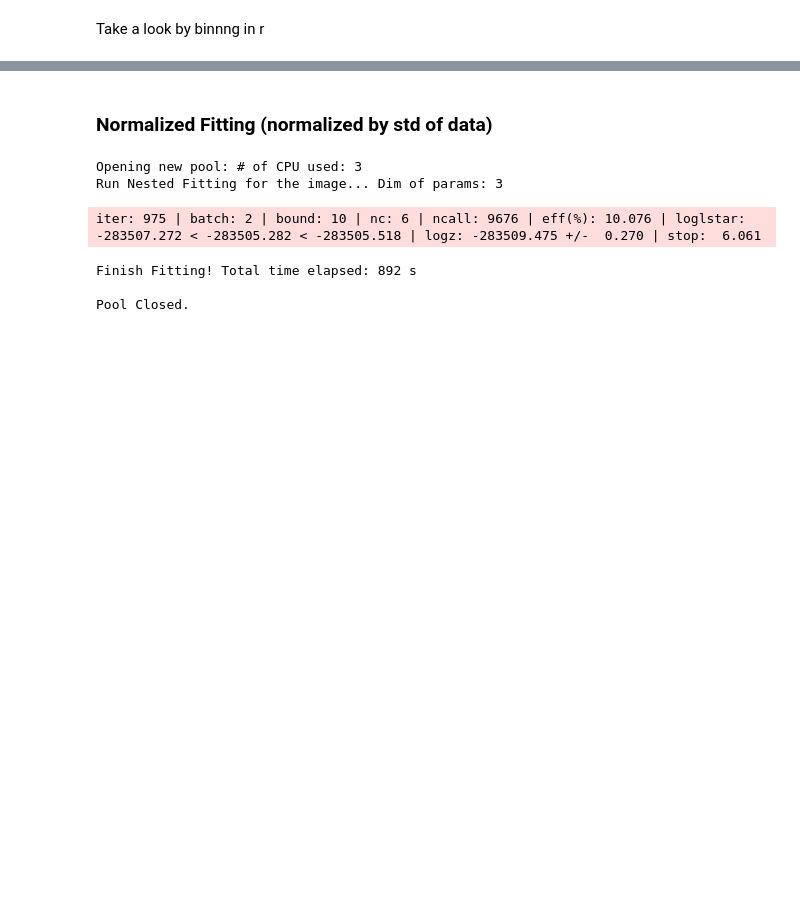
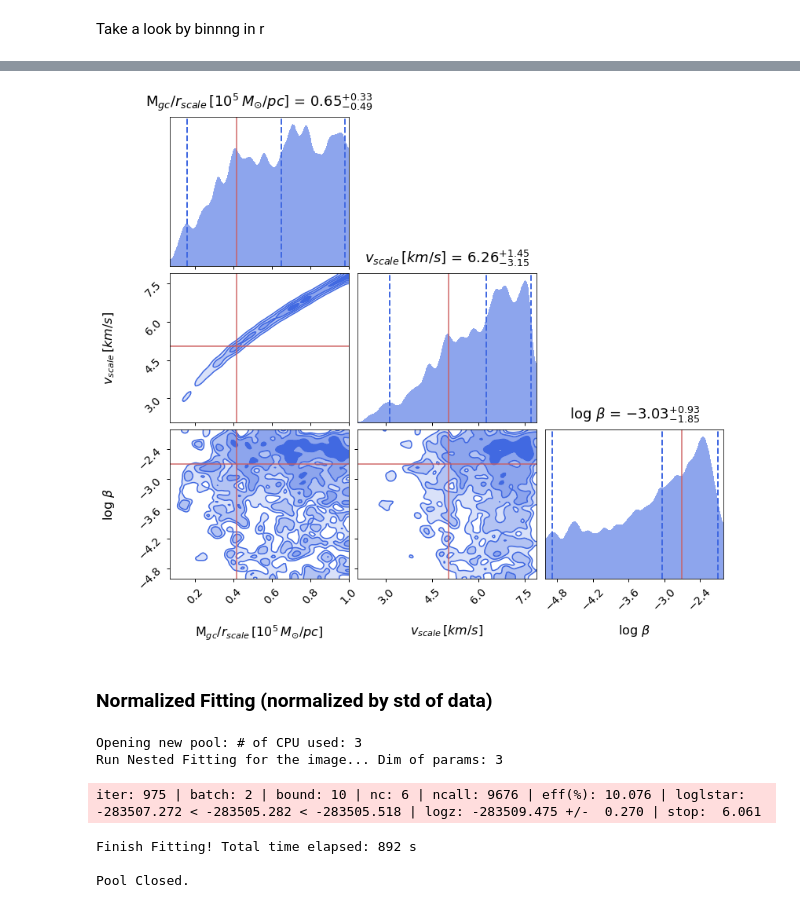
Before and after one commit to nstarman/jas1101_project, a Jupyter notebook: notebooks/Dynesty_GCModel.ipynb, the cells around one changed output, grey strips where cells are left out. Saved outputs shown, nothing was run; the diff lists cells and outputs as text; code cells hidden in the pictures; blank space fills up the shorter version.

Commit message:
fitting on single GC

```diff
--- a/notebooks/Dynesty_GCModel.ipynb
+++ b/notebooks/Dynesty_GCModel.ipynb
@@ -169,3 +169,32 @@ def loglike(v, normalize=True):
         loglike = -1e100
 
     return loglike
+# %%
+def prior_2(u, normalize=True):
+    v = u.copy()
+
+    v[0] = u[0]               # M_GC [10^5 M_sun] / r_scale [pc]
+    v[1] = u[1] * 6 + 2       # scale [km/s]
+    v[2] = u[2] * 3 - 5       # log beta
+
+    return v
+
+def loglike_2(v):
+
+    r_scale = 10
+    M_gc = v[0] * r_scale * 1e5
+    scale = v[1]
+    beta = 10**v[2]
+
+    ypred = 0
+    sigma2 = sigmar_2(x, M_gc, r_scale, beta).to_value((u.km/u.s)**2)
+
+    sigma2 = sigma2 / scale**2
+
+    residsq = (ypred - y)**2 / sigma2
+    loglike = -0.5 * np.sum(residsq + np.log(2 * np.pi * sigma2))
+
+    if not np.isfinite(loglike):
+        loglike = -1e100
+
+    return loglike
@@ -171,0 +203,3 @@ def loglike(v, normalize=True):
+# %%
+dsampler = DynamicNestedSampler(loglike_2, prior_2, ndim=3)
+dsampler.run_fitting(nlive_init=400, maxbatch=4)
@@ -172,3 +213,9 @@ def loglike(v, normalize=True):
+# %%
+dsampler.cornerplot(truths=[M_gc/1e5/r_scale.value, scale, np.log10(beta)],
+                    labels=[r'M$_{gc}/r_{scale}\,[10^5\,M_{\odot}/pc]$',
+                            '$v_{scale}\,[km/s]$', r'log $\beta$'])
+# %% [output]
+[figure, added]
 # %% [markdown]
 ### Normalized Fitting (normalized by std of data)
 # %%
```
Also changed, not shown: parts of 7 cells of this notebook, 3 other files.
